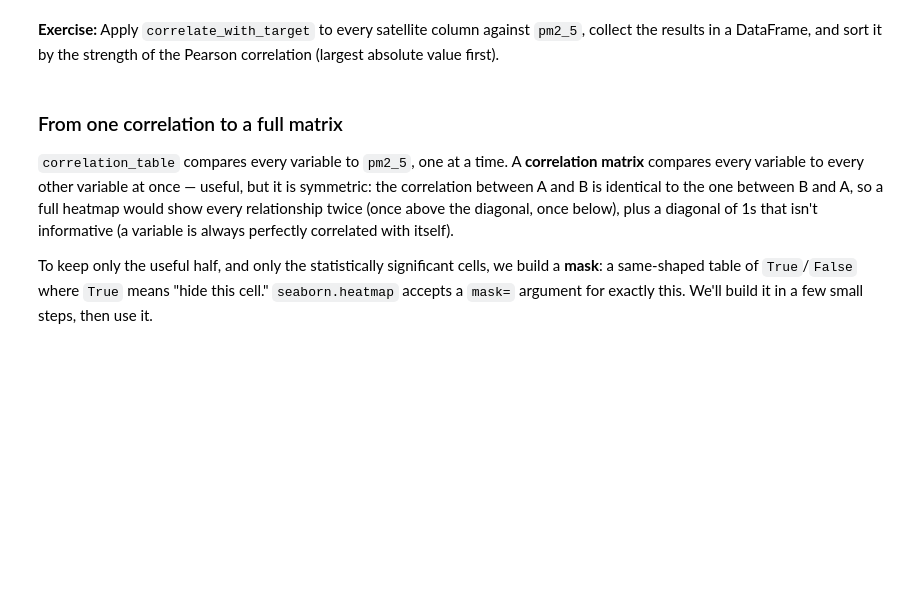
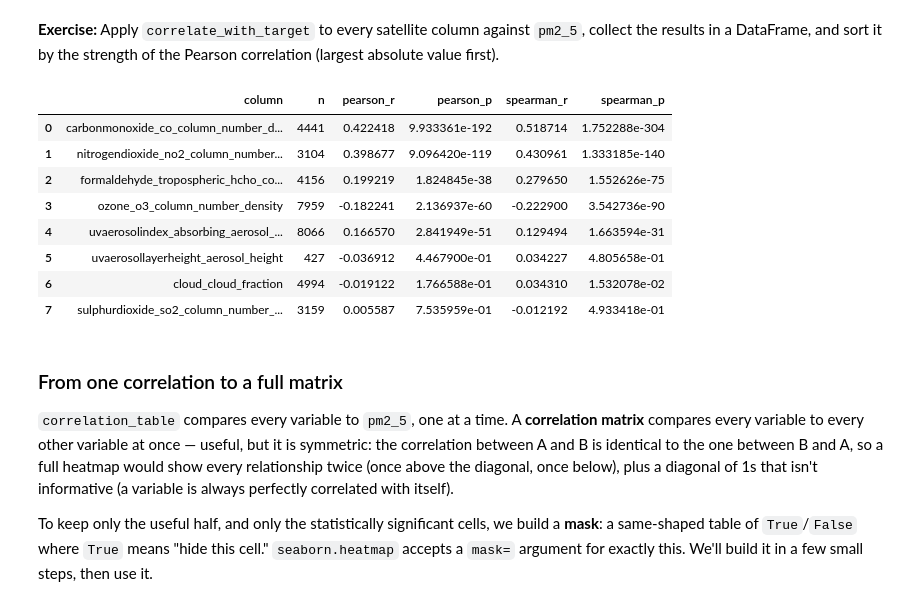
Before and after one commit to AlexisClaude/air_quality, a Jupyter notebook: notebooks/session3/01_correlation_analysis.ipynb, the cells around one changed output. Saved outputs shown, nothing was run; the diff lists cells and outputs as text; code cells hidden in the pictures; blank space fills up the shorter version.

```diff
--- a/notebooks/session3/01_correlation_analysis.ipynb
+++ b/notebooks/session3/01_correlation_analysis.ipynb
@@ -52,22 +59,42 @@ For a deeper treatment of p-values — common misconceptions, how to read them a
 # TODO 1: define a function that computes Pearson and Spearman correlation (with p-values)
 # between one column and the target, dropping missing values for that pair only
 def correlate_with_target(df, column, target_col):
-    """
-    Compute Pearson and Spearman correlation between one column and the target,
-    together with their p-values.
-
-    Parameters:
-    - df: DataFrame containing column and target_col
-    - column: name of the column to correlate with the target
-    - target_col: name of the target column (e.g. "pm2_5")
-
-    Returns:
-    - dict with n, pearson_r, pearson_p, spearman_r, spearman_p
-    """
+    """Compute pairwise Pearson and Spearman statistics against the target."""
+    pair = df[[column, target_col]].dropna()
+    pearson = stats.pearsonr(pair[column], pair[target_col])
+    spearman = stats.spearmanr(pair[column], pair[target_col])
+    return {
+        "n": len(pair),
+        "pearson_r": pearson.statistic,
+        "pearson_p": pearson.pvalue,
+        "spearman_r": spearman.statistic,
+        "spearman_p": spearman.pvalue,
+    }
 # %% [markdown]
 **Exercise:** Apply `correlate_with_target` to every satellite column against `pm2_5`, collect the results in a DataFrame, and sort it by the strength of the Pearson correlation (largest absolute value first).
 # %%
 # TODO 2: apply correlate_with_target to every satellite column, and sort the results
+satellite_columns = [column for column in COLUMNS if column not in {
+    "city", "date", "hour", "site_latitude", "site_longitude", "pm2_5"
+}]
+correlation_table = pd.DataFrame([
+    {"column": column, **correlate_with_target(df, column, "pm2_5")}
+    for column in satellite_columns
+])
+correlation_table = correlation_table.sort_values(
+    "pearson_r", key=lambda values: values.abs(), ascending=False
+).reset_index(drop=True)
+correlation_table
+# %% [output]
+|  | column | n | pearson_r | pearson_p | spearman_r | spearman_p |
+| 0 | carbonmonoxide_co_column_number_d... | 4441 | 0.422418 | 9.933361e-192 | 0.518714 | 1.752288e-304 |
+| 1 | nitrogendioxide_no2_column_number... | 3104 | 0.398677 | 9.096420e-119 | 0.430961 | 1.333185e-140 |
+| 2 | formaldehyde_tropospheric_hcho_co... | 4156 | 0.199219 | 1.824845e-38 | 0.279650 | 1.552626e-75 |
+| 3 | ozone_o3_column_number_density | 7959 | -0.182241 | 2.136937e-60 | -0.222900 | 3.542736e-90 |
+| 4 | uvaerosolindex_absorbing_aerosol_... | 8066 | 0.166570 | 2.841949e-51 | 0.129494 | 1.663594e-31 |
+| 5 | uvaerosollayerheight_aerosol_height | 427 | -0.036912 | 4.467900e-01 | 0.034227 | 4.805658e-01 |
+| 6 | cloud_cloud_fraction | 4994 | -0.019122 | 1.766588e-01 | 0.034310 | 1.532078e-02 |
+| 7 | sulphurdioxide_so2_column_number_... | 3159 | 0.005587 | 7.535959e-01 | -0.012192 | 4.933418e-01 |
 # %% [markdown]
 ### From one correlation to a full matrix
 
```
Also changed, not shown: parts of 5 cells of this notebook.
